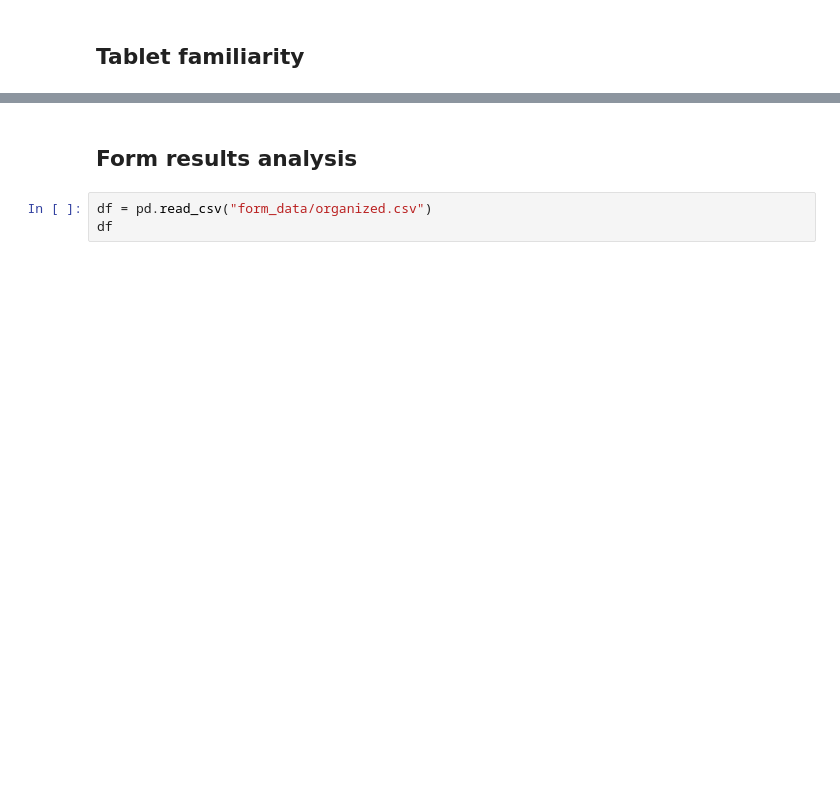
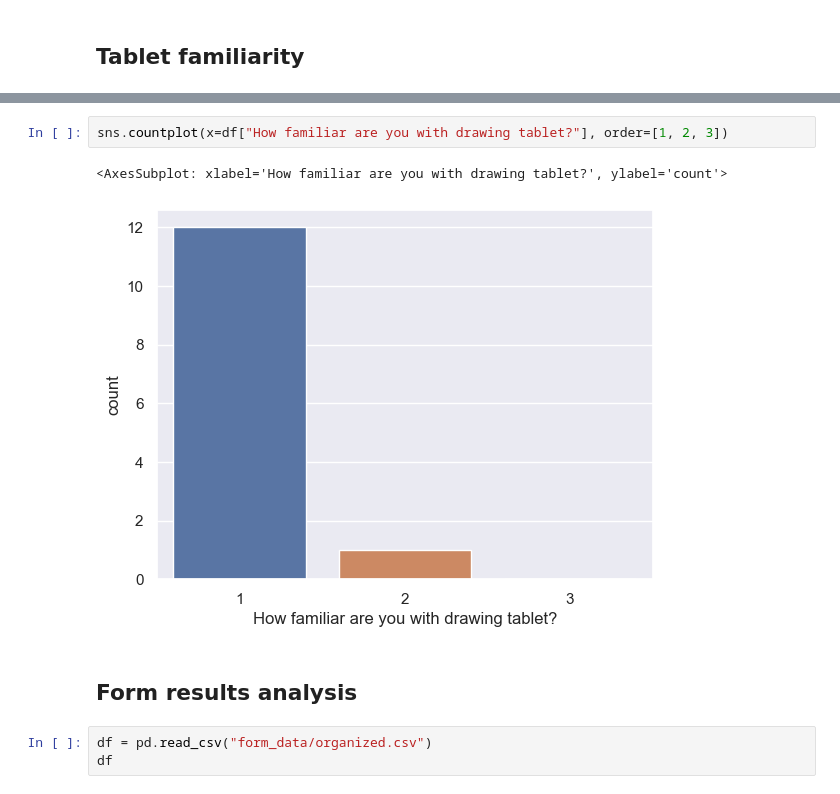
Before and after one commit to IoanaBaciu24/BubbleCursorExperiment, a Jupyter notebook: analysis_questionnaire.ipynb, the cells around one changed output, grey strips where cells are left out. Saved outputs shown, nothing was run; the diff lists cells and outputs as text; blank space fills up the shorter version.

```diff
--- a/analysis_questionnaire.ipynb
+++ b/analysis_questionnaire.ipynb
@@ -19,3 +29,8 @@ ax
+# %%
+sns.countplot(x=df["How familiar are you with drawing tablet?"], order=[1, 2, 3])
+# %% [output]
+<AxesSubplot: xlabel='How familiar are you with drawing tablet?', ylabel='count'>
+[figure, added]
 # %% [markdown]
 ## Form results analysis
 # %%
```
Also changed, not shown: parts of 6 cells of this notebook.
